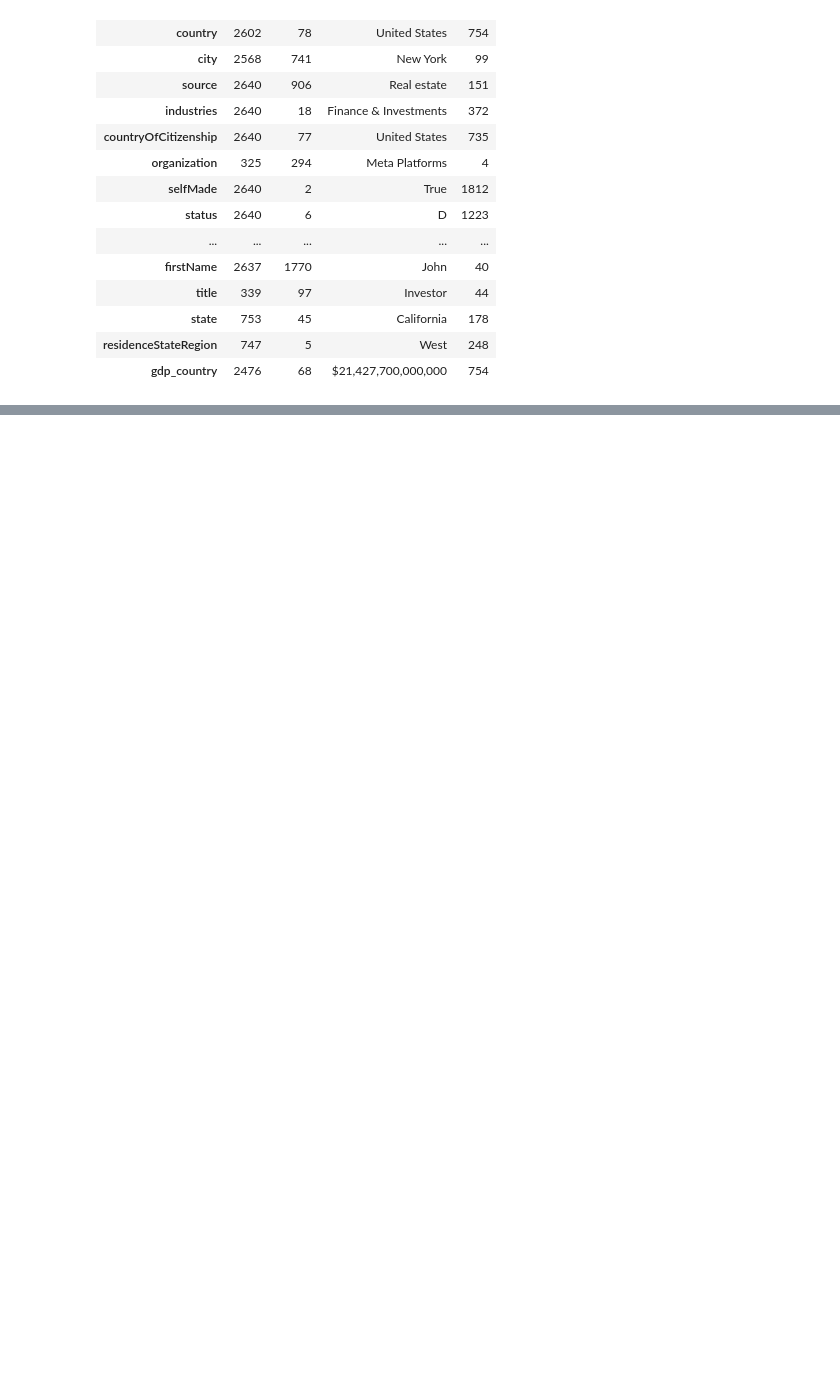
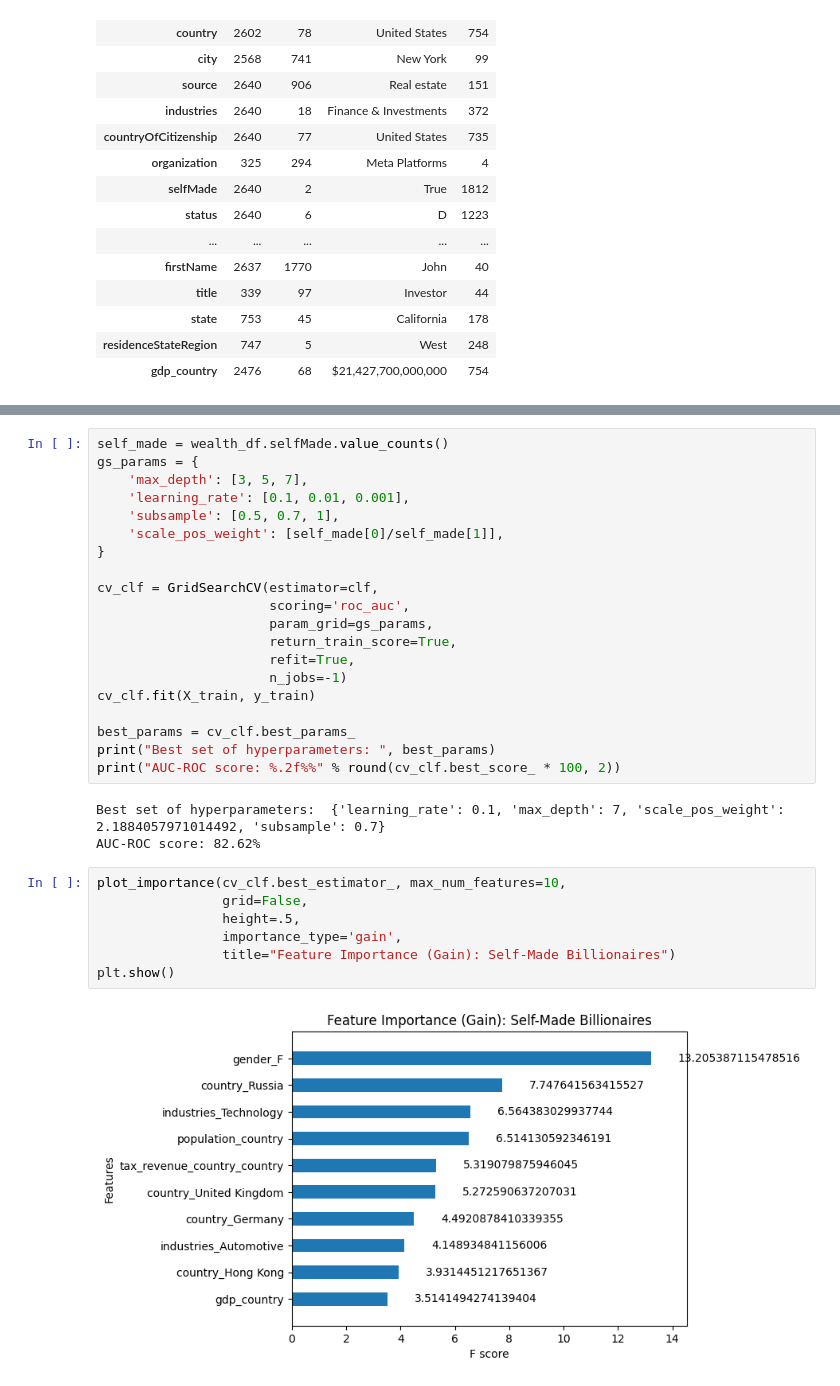
Before and after one commit to chalseoko/feature-selection-indicators-of-wealth, a Jupyter notebook: feature-selection-wealth-indicators-us-vs-world.ipynb, the cells around one changed output, grey strips where cells are left out. Cells and saved outputs as stored; diff of their text form; blank space fills up the shorter version.

```diff
--- a/feature-selection-wealth-indicators-us-vs-world.ipynb
+++ b/feature-selection-wealth-indicators-us-vs-world.ipynb
@@ -245,2 +200,34 @@ plt.show()
+# %%
+self_made = wealth_df.selfMade.value_counts()
+gs_params = {
+    'max_depth': [3, 5, 7],
+    'learning_rate': [0.1, 0.01, 0.001],
+    'subsample': [0.5, 0.7, 1],
+    'scale_pos_weight': [self_made[0]/self_made[1]],
+}
+
+cv_clf = GridSearchCV(estimator=clf,
+                      scoring='roc_auc',
+                      param_grid=gs_params,
+                      return_train_score=True,
+                      refit=True,
+                      n_jobs=-1)
+cv_clf.fit(X_train, y_train)
+
+best_params = cv_clf.best_params_
+print("Best set of hyperparameters: ", best_params)
+print("AUC-ROC score: %.2f%%" % round(cv_clf.best_score_ * 100, 2))
+# %% [output]
+Best set of hyperparameters:  {'learning_rate': 0.1, 'max_depth': 7, 'scale_pos_weight': 2.1884057971014492, 'subsample': 0.7}
+AUC-ROC score: 82.62%
+# %%
+plot_importance(cv_clf.best_estimator_, max_num_features=10,
+                grid=False,
+                height=.5,
+                importance_type='gain',
+                title="Feature Importance (Gain): Self-Made Billionaires")
+plt.show()
+# %% [output]
+[figure, added]
 # %% [markdown]
 <!-- https://www.aitimejournal.com/intro-to-classification-and-feature-selection-with-xgboost/2778/ -->
```
Also changed, not shown: parts of 20 cells of this notebook.
